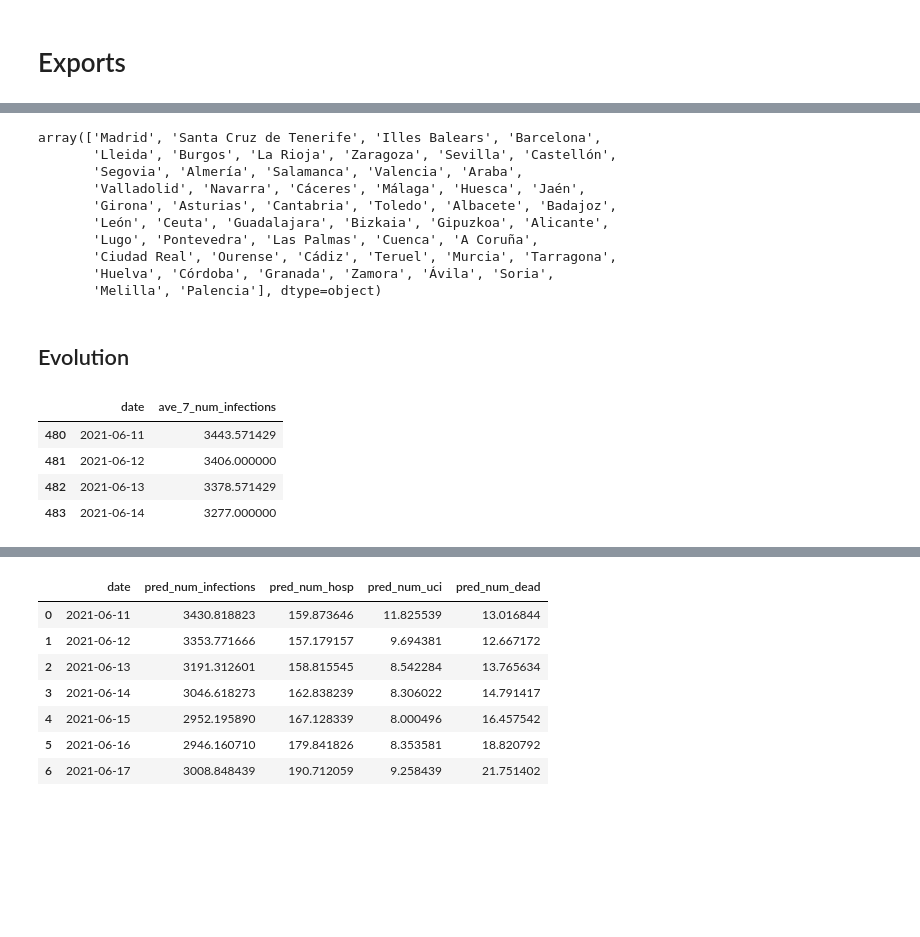
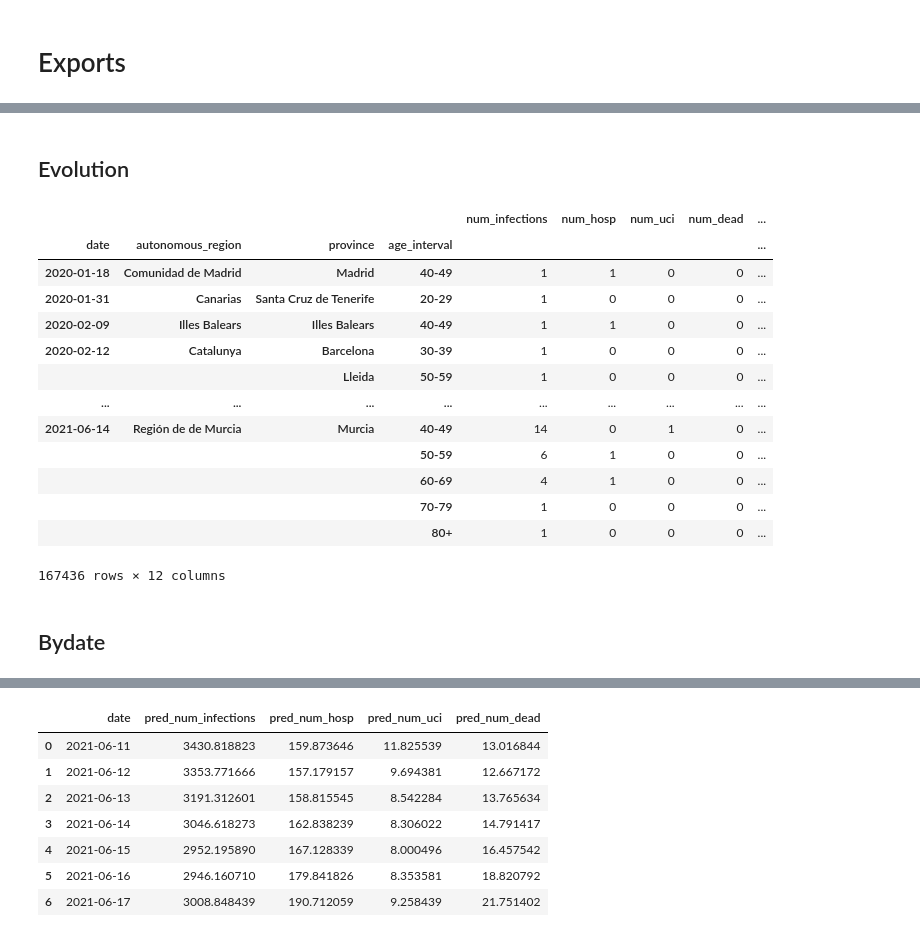
Before and after one commit to ffreire92/final_project, a Jupyter notebook: Pandemic_Overview.ipynb, the cells around one changed output, grey strips where cells are left out. Cells and saved outputs as stored; diff of their text form; code cells hidden in the pictures; blank space fills up the shorter version.

```diff
--- a/Pandemic_Overview.ipynb
+++ b/Pandemic_Overview.ipynb
@@ -482,23 +486,29 @@ region_province.to_csv('region_province.csv', index=True)
-# %%
-db1.province.unique()
-# %% [output]
-array(['Madrid', 'Santa Cruz de Tenerife', 'Illes Balears', 'Barcelona',
-       'Lleida', 'Burgos', 'La Rioja', 'Zaragoza', 'Sevilla', 'Castellón',
-       'Segovia', 'Almería', 'Salamanca', 'Valencia', 'Araba',
-       'Valladolid', 'Navarra', 'Cáceres', 'Málaga', 'Huesca', 'Jaén',
-       'Girona', 'Asturias', 'Cantabria', 'Toledo', 'Albacete', 'Badajoz',
-       'León', 'Ceuta', 'Guadalajara', 'Bizkaia', 'Gipuzkoa', 'Alicante',
-       'Lugo', 'Pontevedra', 'Las Palmas', 'Cuenca', 'A Coruña',
-       'Ciudad Real', 'Ourense', 'Cádiz', 'Teruel', 'Murcia', 'Tarragona',
-       'Huelva', 'Córdoba', 'Granada', 'Zamora', 'Ávila', 'Soria',
-       'Melilla', 'Palencia'], dtype=object)
 # %% [markdown]
 ## Evolution
 # %%
-evolution = organise(['date','autonomous_region', 'province'])
+evolution = organise(['date','autonomous_region', 'province', 'age_interval'])
 # %%
 evolution = mov_7_ave(evolution)
+# %%
+evolution
+# %% [output]
+|  |  |  |  | num_infections | num_hosp | num_uci | num_dead | ... |
+| date | autonomous_region | province | age_interval |  |  |  |  | ... |
+| 2020-01-18 | Comunidad de Madrid | Madrid | 40-49 | 1 | 1 | 0 | 0 | ... |
+| 2020-01-31 | Canarias | Santa Cruz de Tenerife | 20-29 | 1 | 0 | 0 | 0 | ... |
+| 2020-02-09 | Illes Balears | Illes Balears | 40-49 | 1 | 1 | 0 | 0 | ... |
+| 2020-02-12 | Catalunya | Barcelona | 30-39 | 1 | 0 | 0 | 0 | ... |
+|  |  | Lleida | 50-59 | 1 | 0 | 0 | 0 | ... |
+| ... | ... | ... | ... | ... | ... | ... | ... | ... |
+| 2021-06-14 | Región de de Murcia | Murcia | 40-49 | 14 | 0 | 1 | 0 | ... |
+|  |  |  | 50-59 | 6 | 1 | 0 | 0 | ... |
+|  |  |  | 60-69 | 4 | 1 | 0 | 0 | ... |
+|  |  |  | 70-79 | 1 | 0 | 0 | 0 | ... |
+|  |  |  | 80+ | 1 | 0 | 0 | 0 | ... |
+167436 rows × 12 columns
 # %%
 evolution.to_csv('evolution.csv', index=True)
+# %% [markdown]
+## Bydate
 # %%
 bydate.to_csv('bydate.csv', index=True)
@@ -507,8 +514,0 @@ last7.to_csv('last7.csv', index=True)
-# %%
-last7[['date', 'ave_7_num_infections']][3:]
-# %% [output]
-|  | date | ave_7_num_infections |
-| 480 | 2021-06-11 | 3443.571429 |
-| 481 | 2021-06-12 | 3406.000000 |
-| 482 | 2021-06-13 | 3378.571429 |
-| 483 | 2021-06-14 | 3277.000000 |
```
Also changed, not shown: parts of 11 cells of this notebook, 4 other files.
